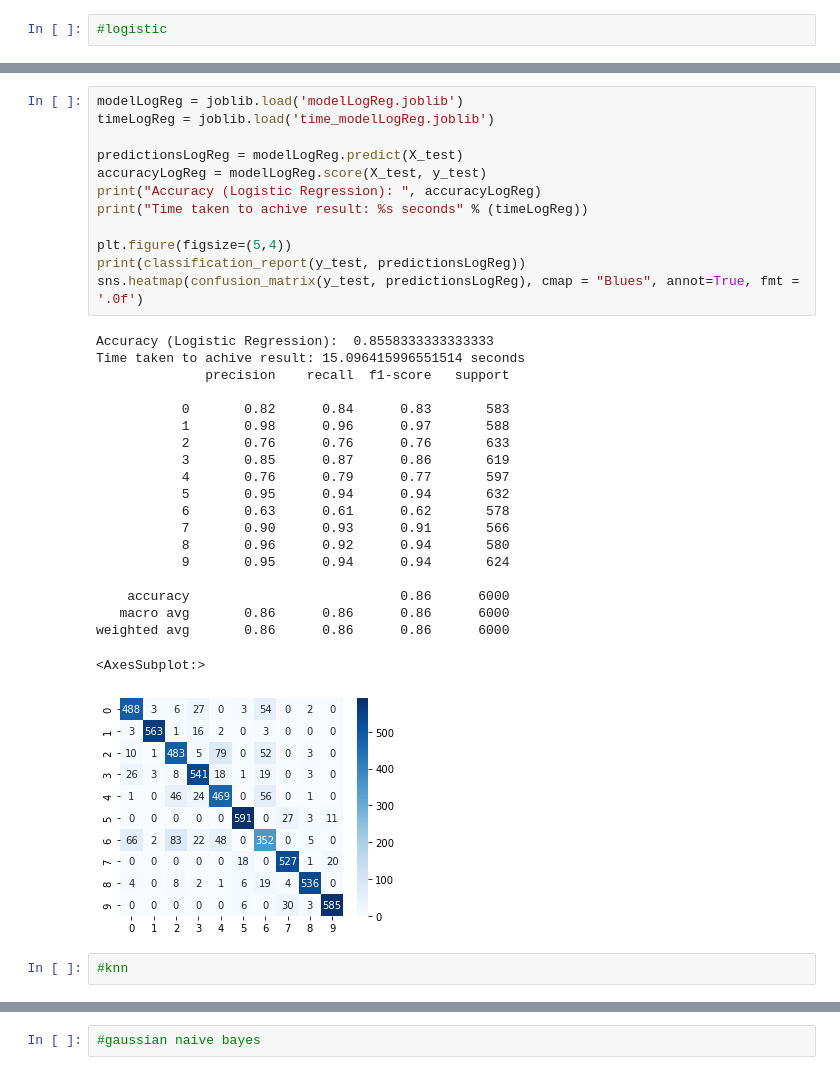
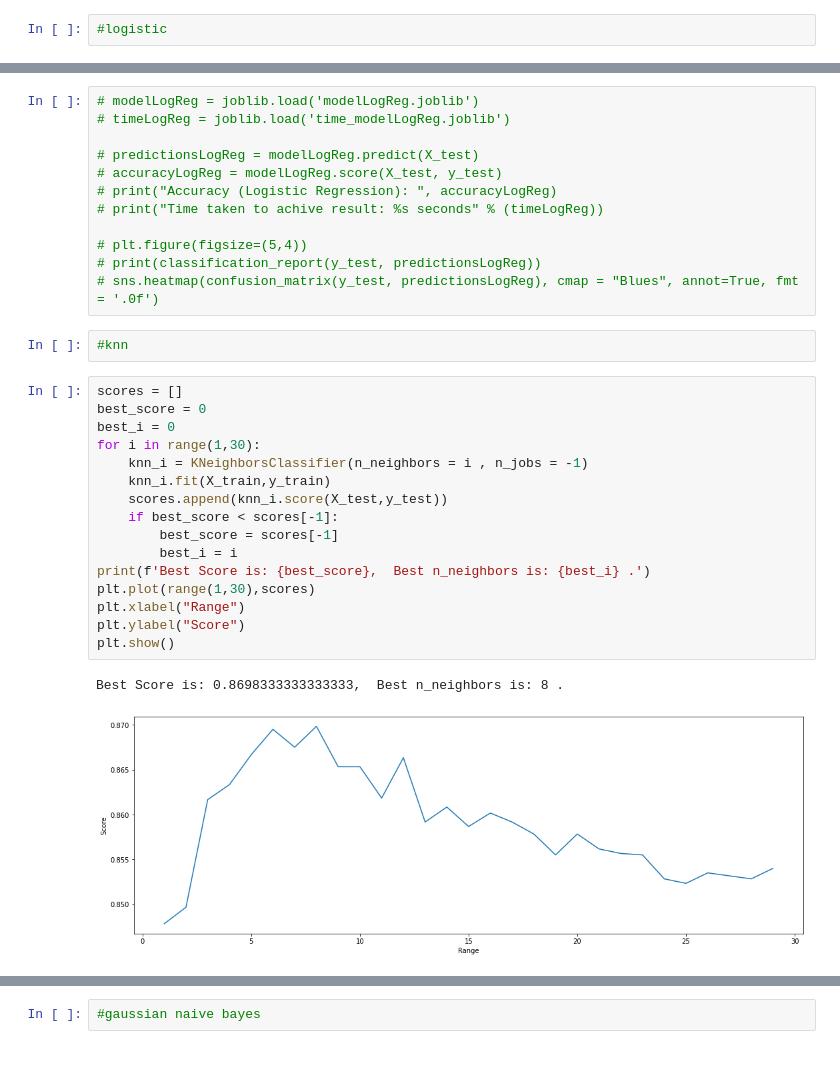
Before and after one commit to sandler2806/Data-Visualization, a Jupyter notebook: Fashion MNIST.ipynb, the cells around one changed output, grey strips where cells are left out. Cells and saved outputs as stored; diff of their text form.

```diff
--- a/Fashion MNIST.ipynb
+++ b/Fashion MNIST.ipynb
@@ -221,36 +267,34 @@ weighted avg       0.10      0.10      0.10      6000
 # %%
-modelLogReg = joblib.load('modelLogReg.joblib')
-timeLogReg = joblib.load('time_modelLogReg.joblib')
+# modelLogReg = joblib.load('modelLogReg.joblib')
+# timeLogReg = joblib.load('time_modelLogReg.joblib')
 
-predictionsLogReg = modelLogReg.predict(X_test)
-accuracyLogReg = modelLogReg.score(X_test, y_test)
-print("Accuracy (Logistic Regression): ", accuracyLogReg)
-print("Time taken to achive result: %s seconds" % (timeLogReg))
+# predictionsLogReg = modelLogReg.predict(X_test)
+# accuracyLogReg = modelLogReg.score(X_test, y_test)
+# print("Accuracy (Logistic Regression): ", accuracyLogReg)
+# print("Time taken to achive result: %s seconds" % (timeLogReg))
 
-plt.figure(figsize=(5,4))
-print(classification_report(y_test, predictionsLogReg))
-sns.heatmap(confusion_matrix(y_test, predictionsLogReg), cmap = "Blues", annot=True, fmt = '.0f')
+# plt.figure(figsize=(5,4))
+# print(classification_report(y_test, predictionsLogReg))
+# sns.heatmap(confusion_matrix(y_test, predictionsLogReg), cmap = "Blues", annot=True, fmt = '.0f')
-# %% [output]
-Accuracy (Logistic Regression):  0.8558333333333333
-Time taken to achive result: 15.096415996551514 seconds
-              precision    recall  f1-score   support
-
-           0       0.82      0.84      0.83       583
-           1       0.98      0.96      0.97       588
-           2       0.76      0.76      0.76       633
-           3       0.85      0.87      0.86       619
-           4       0.76      0.79      0.77       597
-           5       0.95      0.94      0.94       632
-           6       0.63      0.61      0.62       578
-           7       0.90      0.93      0.91       566
-           8       0.96      0.92      0.94       580
-           9       0.95      0.94      0.94       624
-
-    accuracy                           0.86      6000
-   macro avg       0.86      0.86      0.86      6000
-weighted avg       0.86      0.86      0.86      6000
-<AxesSubplot:>
-[figure, removed]
 # %%
 #knn
+# %%
+scores = []
+best_score = 0
+best_i = 0
+for i in range(1,30):
+    knn_i = KNeighborsClassifier(n_neighbors = i , n_jobs = -1)
+    knn_i.fit(X_train,y_train)
+    scores.append(knn_i.score(X_test,y_test))
+    if best_score < scores[-1]:
+        best_score = scores[-1]
+        best_i = i
+print(f'Best Score is: {best_score},  Best n_neighbors is: {best_i} .')
+plt.plot(range(1,30),scores)
+plt.xlabel("Range")
+plt.ylabel("Score")
+plt.show()
+# %% [output]
+Best Score is: 0.8698333333333333,  Best n_neighbors is: 8 .
+[figure, added]
 # %%
```
Also changed, not shown: parts of 29 cells of this notebook.
